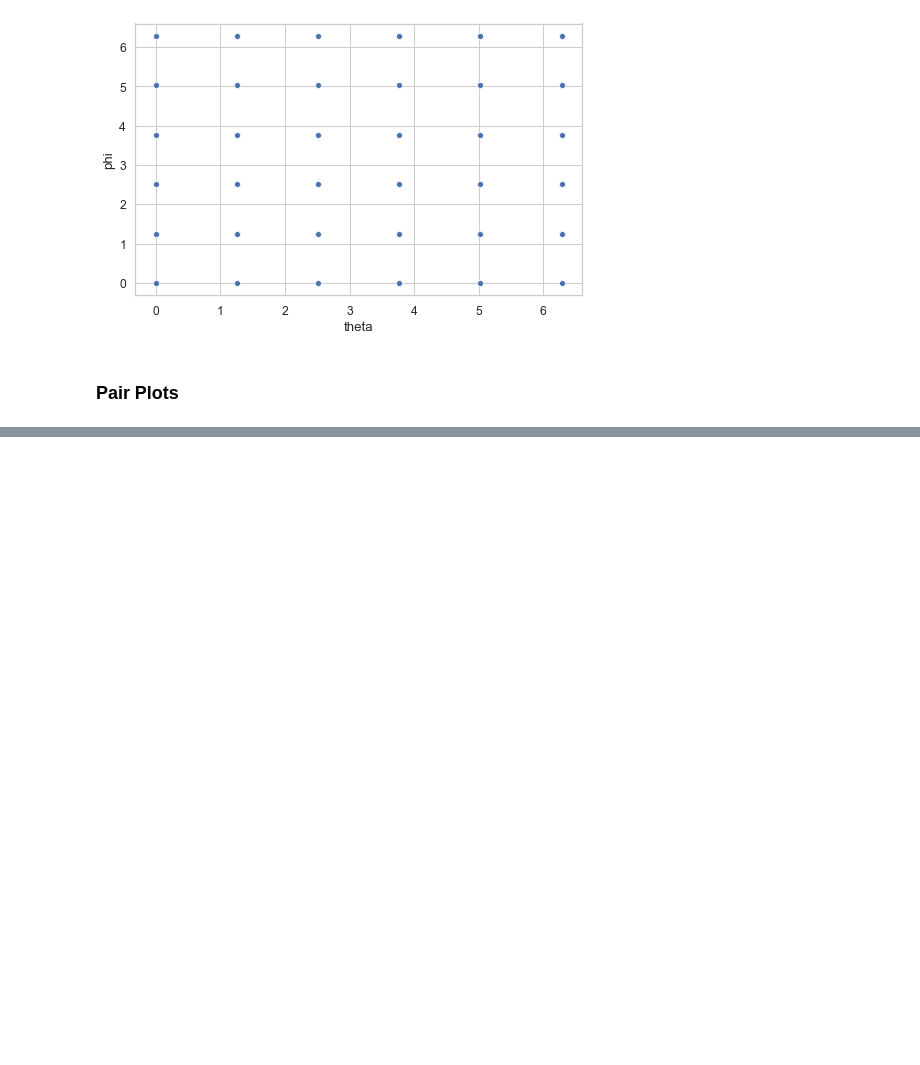
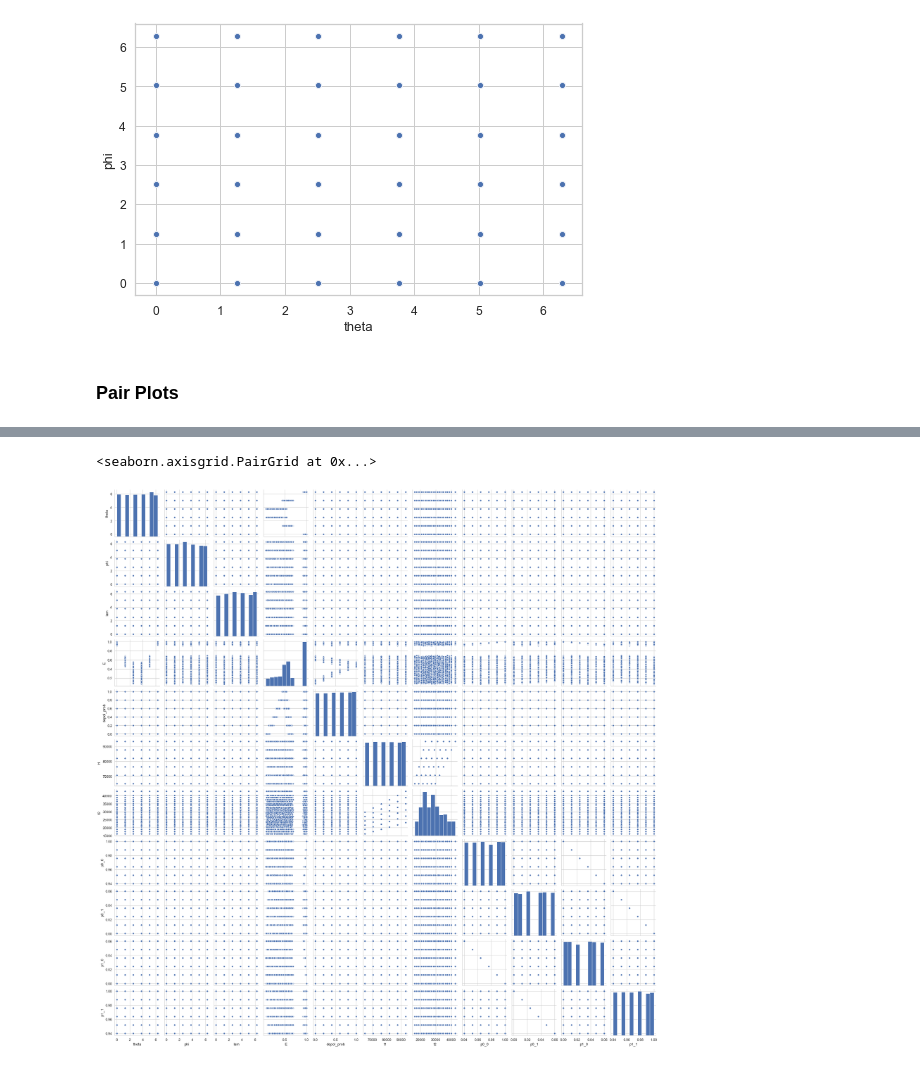
Before and after one commit to noamsgl/IBMAscolaChallenge, a Jupyter notebook: notebooks/explore_dataset.ipynb, the cells around one changed output, grey strips where cells are left out. Drawn from its saved outputs; the diff is of its cells as text; code cells hidden in the pictures; blank space fills up the shorter version.

```diff
--- a/notebooks/explore_dataset.ipynb
+++ b/notebooks/explore_dataset.ipynb
@@ -82,0 +83,5 @@ sns.pairplot(data=df.sample(10))
+# %%
+sns.pairplot(data=df.sample(10000));
+# %% [output]
+<seaborn.axisgrid.PairGrid at 0x...>
+[figure, added]
```
Also changed, not shown: parts of 2 cells of this notebook.
